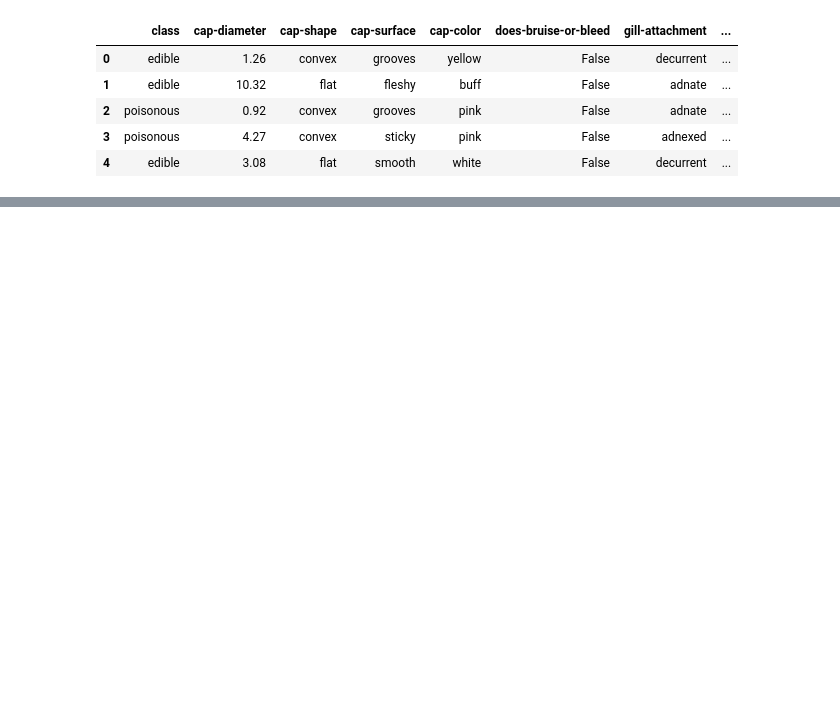
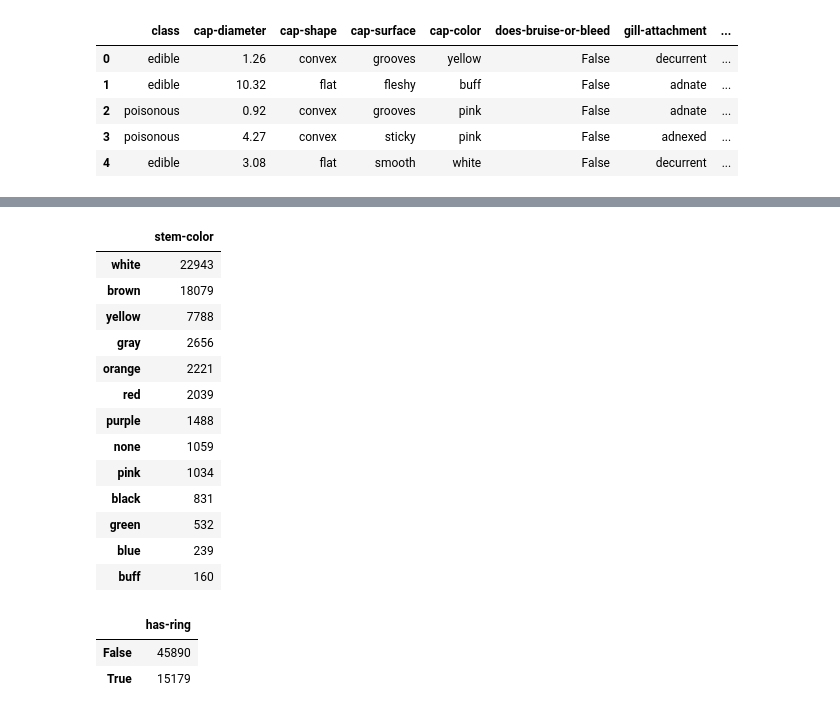
Before and after one commit to lauragabrielson/Mushroom_Classifier, a Jupyter notebook: pre_ml_analysis.ipynb, the cells around one changed output, grey strips where cells are left out. Saved outputs shown, nothing was run; the diff lists cells and outputs as text; code cells hidden in the pictures; blank space fills up the shorter version.

Commit message:
Made dfs of value counts for each string category for json export.

```diff
--- a/pre_ml_analysis.ipynb
+++ b/pre_ml_analysis.ipynb
@@ -83,0 +148,27 @@ dtype: object
+# %%
+stem_color_df = data['stem-color'].value_counts()
+stem_color_df = pd.DataFrame(stem_color_df)
+stem_color_df
+# %% [output]
+|  | stem-color |
+| white | 22943 |
+| brown | 18079 |
+| yellow | 7788 |
+| gray | 2656 |
+| orange | 2221 |
+| red | 2039 |
+| purple | 1488 |
+| none | 1059 |
+| pink | 1034 |
+| black | 831 |
+| green | 532 |
+| blue | 239 |
+| buff | 160 |
+# %%
+has_ring_df = data['has-ring'].value_counts()
+has_ring_df = pd.DataFrame(has_ring_df)
+has_ring_df
+# %% [output]
+|  | has-ring |
+| False | 45890 |
+| True | 15179 |
```
Also changed, not shown: parts of 13 cells of this notebook.
